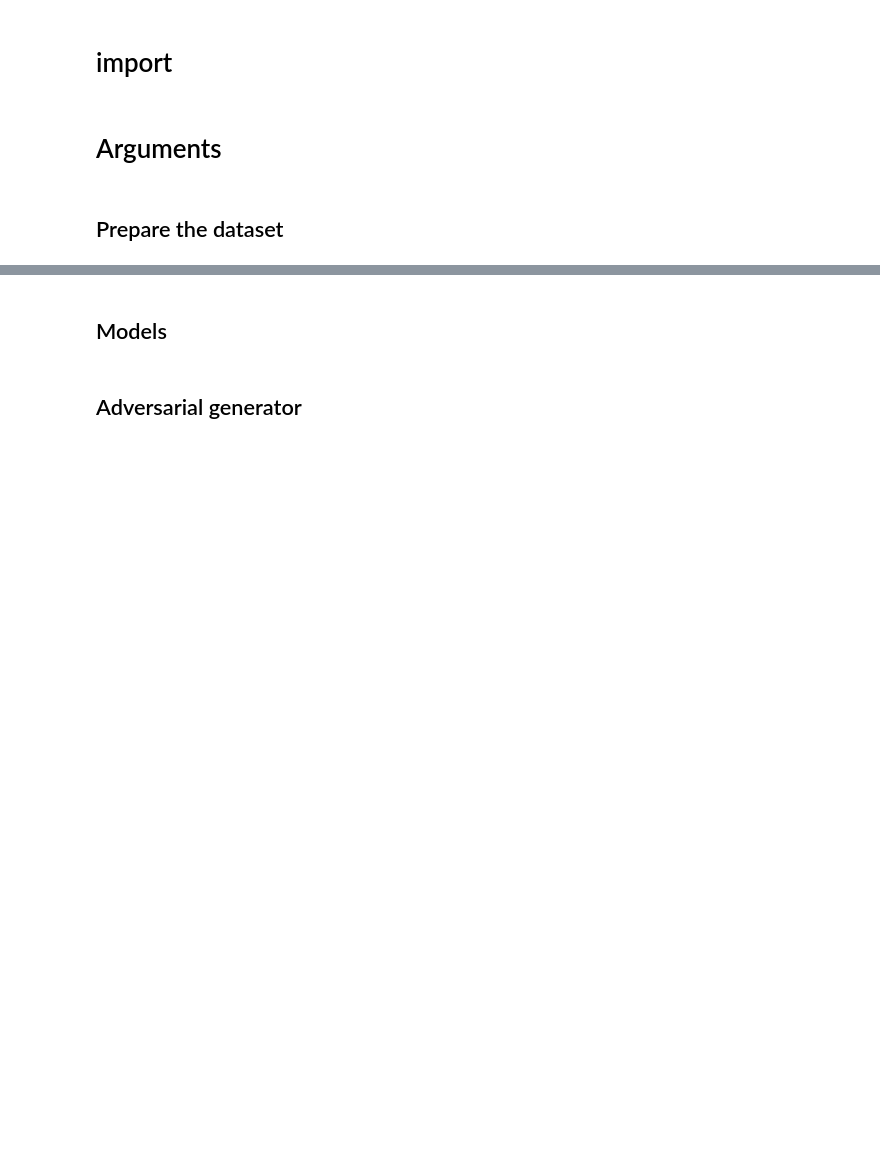
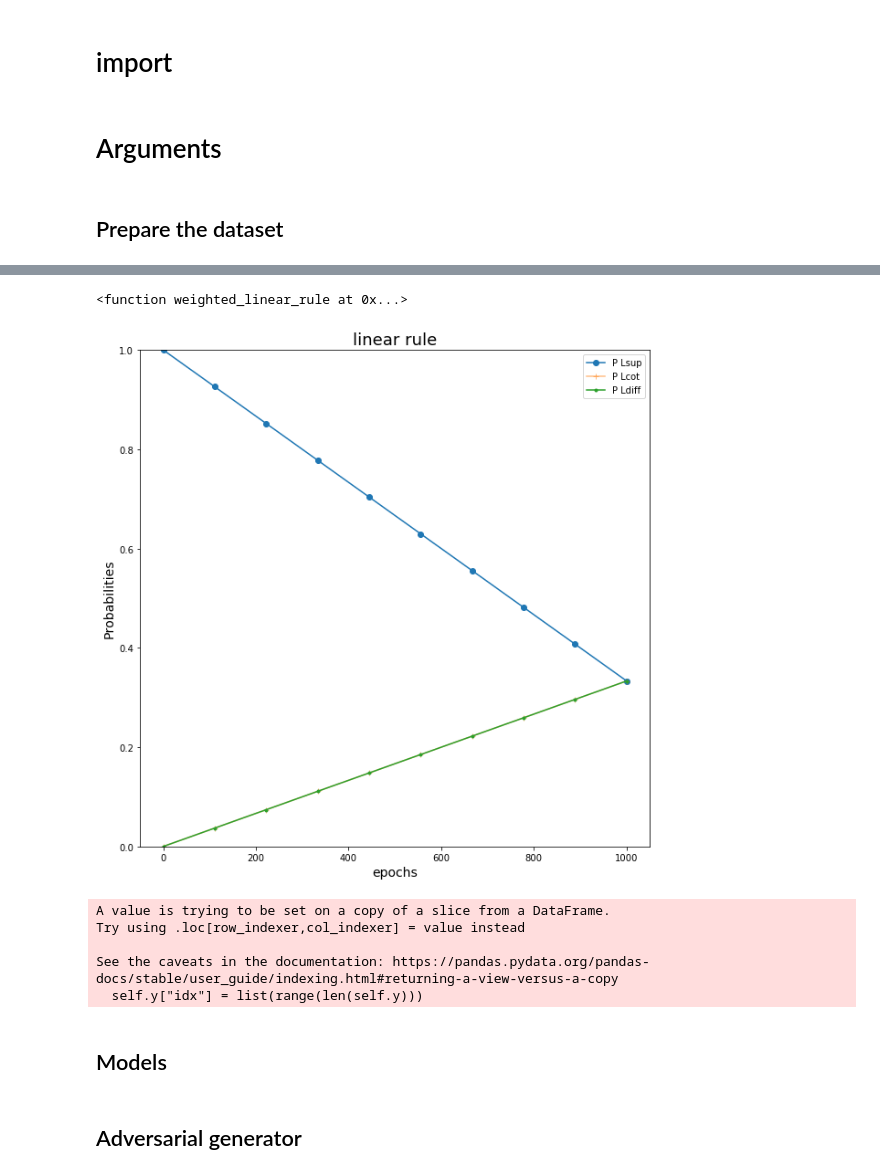
Before and after one commit to lcances/Deep-Co-Training, a Jupyter notebook: UrbanSound8k/notebooks/co-training_independant-loss.ipynb, the cells around one changed output, grey strips where cells are left out. Cells and saved outputs as stored; diff of their text form; code cells hidden in the pictures; blank space fills up the shorter version.

Commit message:
backup notebooks, reproducible results with ubs8k_loader

```diff
--- a/UrbanSound8k/notebooks/co-training_independant-loss.ipynb
+++ b/UrbanSound8k/notebooks/co-training_independant-loss.ipynb
@@ -90,3 +340,64 @@ val_dataset = Dataset(manager, folds=args.val_folds, cached=True)
+# %%
+scheduler_args = dict(
+    steps = args.loss_scheduler_steps,
+    cycle=args.loss_scheduler_cycle,
+    beta=args.loss_scheduler_beta,
+    plsup_mini=0.0,
+)
+
+rule_fn = rule_chooser("weighted-linear")#"args.loss_scheduler)
+print(rule_fn)
+rules = rule_maker(rule_fn, **scheduler_args)
+# %% [output]
+<function weighted_linear_rule at 0x...>
+# %%
+def create_fig(rules):
+    import matplotlib.pyplot as plt
+    lsup = np.asarray([rules[k]["lsup"] for k in rules])
+    lcot = np.asarray([rules[k]["lcot"] for k in rules])
+    ldiff = np.asarray([rules[k]["ldiff"] for k in rules])
+    steps = [k for k in rules]
+    xticks = ["%d" % s for s in steps]
+
+
+    fig = plt.figure(0, figsize=(10, 10))
+    plt.title("linear rule", fontsize=18)
+    plt.xlabel("epochs", fontsize=14)
+    plt.ylabel("Probabilities", fontsize=14)
+    plt.ylim(0, 1)
+
+    # plt.bar(range(len(steps)), lsup, bottom=0, label="P lsup")
+    # plt.bar(range(len(steps)), lcot, bottom=lsup, label="P lcot")
+    # plt.bar(range(len(steps)), ldiff, bottom=lsup+lcot, label="P ldiff")
+#     plt.xticks(range(len(steps)), xticks)
+
+    plt.plot(steps, lsup, marker="o", label="P Lsup")
+    plt.plot(steps, lcot, marker="+", label="P Lcot", alpha=0.5)
+    plt.plot(steps, ldiff, marker=".", label="P Ldiff")
+#     plt.xticks(steps, xticks)
+
+    plt.legend()
+    plt.show()
+
+    return fig
+fig = create_fig(rules)
+# %% [output]
+[figure, added]
+# %%
+manager, train_loader, val_loader = load_ubs8k_classic(
+    dataset_root = args.dataset_root,
+    supervised_ratio = args.supervised_ratio,
+    batch_size = args.batch_size,
+    train_folds = args.train_folds,
+    val_folds = args.val_folds,
+    verbose = 2
+)
+# %% [output]
+A value is trying to be set on a copy of a slice from a DataFrame.
+Try using .loc[row_indexer,col_indexer] = value instead
+
+See the caveats in the documentation: https://pandas.pydata.org/pandas-docs/stable/user_guide/indexing.html#returning-a-view-versus-a-copy
+  self.y["idx"] = list(range(len(self.y)))
 # %% [markdown]
 ## Models
 # %%
```
Also changed, not shown: parts of 18 cells of this notebook, 1 other file.
